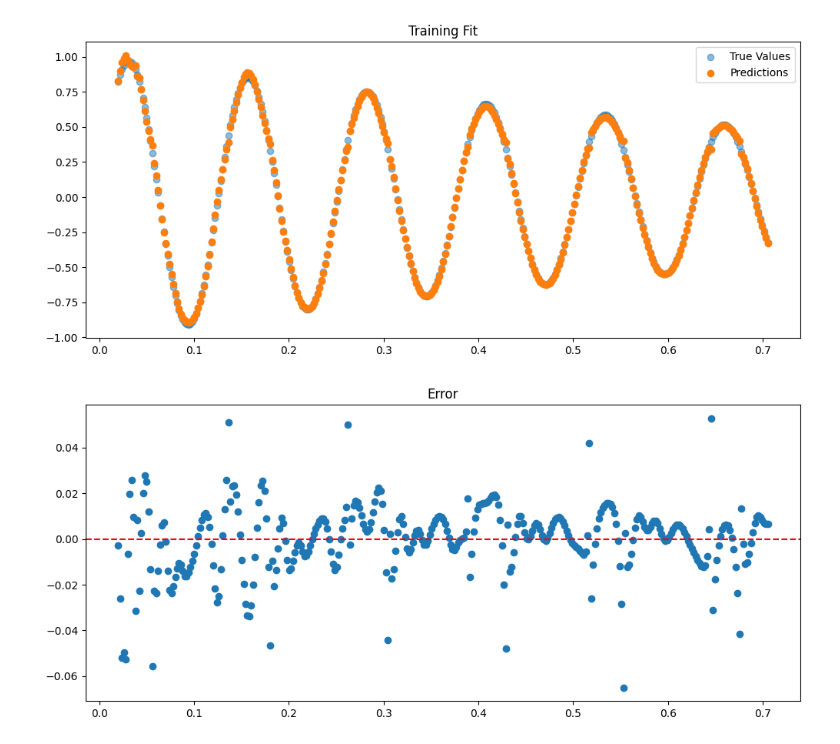
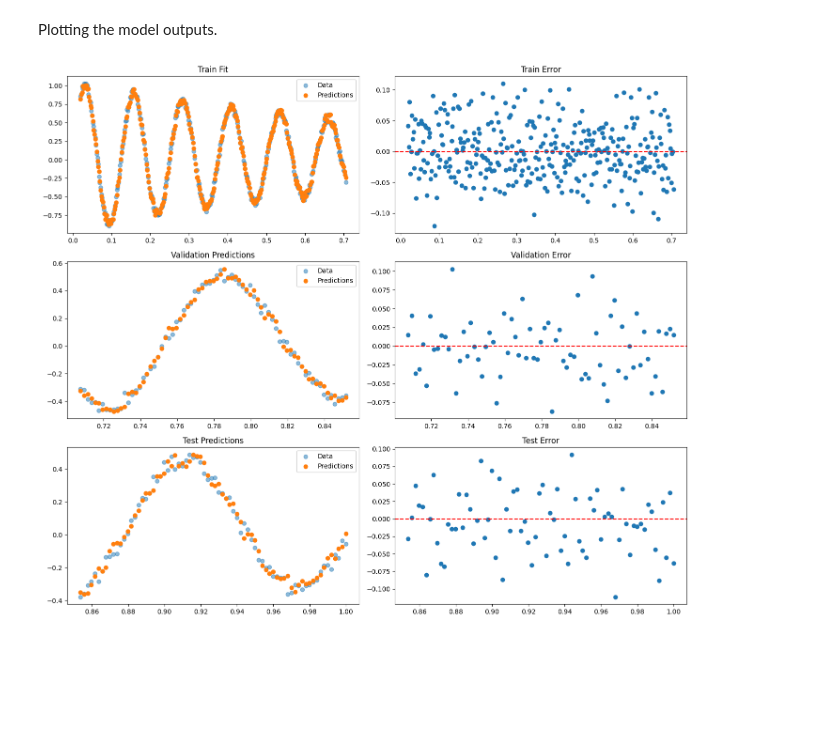
Before and after one commit to mZaiam/ANFISpy, a Jupyter notebook: examples/ranfis_example.ipynb, the cells around one changed output. Drawn from its saved outputs; the diff is of its cells as text; code cells hidden in the pictures; blank space fills up the shorter version.

```diff
--- a/examples/ranfis_example.ipynb
+++ b/examples/ranfis_example.ipynb
@@ -368,0 +12,7 @@ class RecurrentLayerClassification(nn.Module):
+# %%
+time = np.linspace(0, 1, 500)
+data = np.sin(time * 50) * np.exp(- time) + 0.1 * np.random.random(500)
+
+plt.figure(figsize=(9, 4))
+plt.scatter(time, data)
+plt.show()
@@ -398,7 +49,7 @@ variables = {
     'inputs': {
         'n_sets': [5],
         'uod': n_vars * [(0, 1)],
-        'var_names': ['var1'],
+        'var_names': ['t'],
         'mf_names': n_vars * mf_names,
     },
     'output': {
@@ -407,4 +58,4 @@ variables = {
     },
 }
 
-model = RANFIS(variables, 'bell', output_activation=nn.Identity())
+ranfis = RANFIS(variables, 'bell', output_activation=nn.Identity())
@@ -443,21 +104,44 @@ Epoch 450 | Train Loss: 0.00026 | Validation Loss: 0.00021
+# %% [markdown]
+Plotting the model outputs.
 # %%
-import matplotlib.pyplot as plt
-model.eval()
+ranfis.eval()
+
 with torch.no_grad():
-    train_predictions = model(X_train)[0].numpy().flatten()
+    train_predictions = ranfis(x_train)[0].numpy().flatten()
+    val_predictions = ranfis(x_val)[0].numpy().flatten()
+    test_predictions = ranfis(x_test)[0].numpy().flatten()
 
-plt.figure(figsize=(12, 5))
-plt.scatter(days_train, y_train.numpy(), label='True Values', alpha=0.5)
-plt.scatter(days_train, train_predictions, label='Predictions')
-plt.legend()
-plt.title("Training Fit")
+fig, axes = plt.subplots(3, 2, figsize=(14, 12))
+
+axes[0, 0].scatter(t_train, y_train.numpy(), label='Data', alpha=0.5)
+axes[0, 0].scatter(t_train, train_predictions, label='Predictions')
+axes[0, 0].legend()
+axes[0, 0].set_title('Train Fit')
+
+axes[0, 1].scatter(t_train, y_train.numpy().flatten() - train_predictions)
+axes[0, 1].axhline(0, c='red', linestyle='--')
+axes[0, 1].set_title('Train Error')
+
+axes[1, 0].scatter(t_val, y_val.numpy(), label='Data', alpha=0.5)
+axes[1, 0].scatter(t_val, val_predictions, label='Predictions')
+axes[1, 0].legend()
+axes[1, 0].set_title('Validation Predictions')
+
+axes[1, 1].scatter(t_val, y_val.numpy().flatten() - val_predictions)
+axes[1, 1].axhline(0, c='red', linestyle='--')
+axes[1, 1].set_title('Validation Error')
+
+
+axes[2, 0].scatter(t_test, y_test.numpy(), label='Data', alpha=0.5)
+axes[2, 0].scatter(t_test, test_predictions, label='Predictions')
+axes[2, 0].legend()
+axes[2, 0].set_title('Test Predictions')
+
+axes[2, 1].scatter(t_test, y_test.numpy().flatten() - test_predictions)
+axes[2, 1].axhline(0, c='red', linestyle='--')
+axes[2, 1].set_title('Test Error')
+
+plt.tight_layout()
 plt.show()
-
-plt.figure(figsize=(12, 5))
-plt.scatter(days_train, y_train.numpy().flatten() - train_predictions)
-plt.axhline(0, c='red', linestyle='--')
-plt.title('Error')
-plt.show()
 # %% [output]
-[figure, old version]
+[figure, new version]
-[figure, removed]
```
Also changed, not shown: parts of 14 cells of this notebook.
